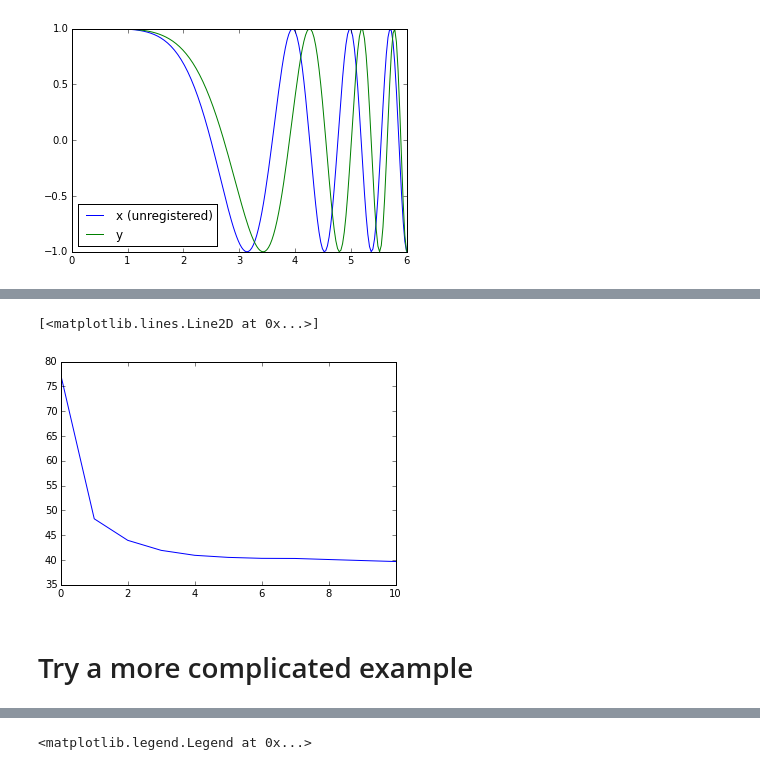
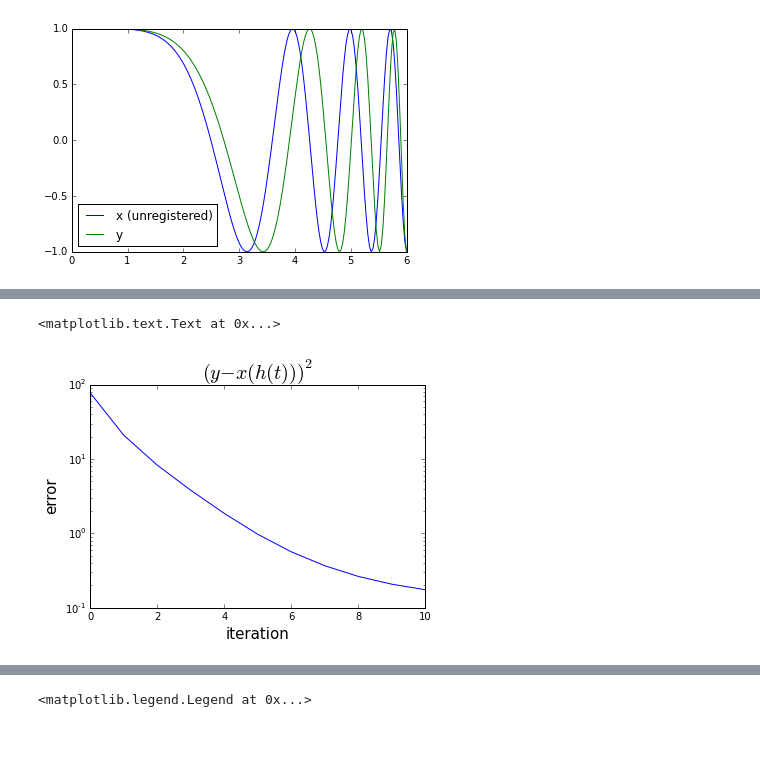
Before and after one commit to ptonner/pyFDA, a Jupyter notebook: examples/registrationByLocalRegression.ipynb, the cells around one changed output, grey strips where cells are left out. Saved outputs shown, nothing was run; the diff lists cells and outputs as text; code cells hidden in the pictures; blank space fills up the shorter version.

```diff
--- a/examples/registrationByLocalRegression.ipynb
+++ b/examples/registrationByLocalRegression.ipynb
@@ -78,10 +64,0 @@ plt.plot(lr.error)
-# %%
-for i in range(11):
-    lr.xspline = lr.xhats[i]
-    xhat = lr.xhats[i](t)
-
-    plt.figure()
-    plt.plot(t,lr.residual(y,t,[0,0,0]))
-    plt.plot(t,xhat)
-    plt.plot(t,y)
-    plt.title(i)
@@ -165,3 +64,0 @@ plt.legend(loc="best",fontsize=15)
-# %%
-plt.plot(t,lr.h()(t)-t)
-plt.plot(t,h-t)
@@ -219,10 +64,0 @@ plt.plot(t,y,'k',linewidth=2);
-# %%
-for i in range(6):
-    lr.xspline = lrtemp.xhats[i]
-    xhat = lrtemp.xhats[i](t)
-
-    plt.figure()
-    plt.plot(t,lrtemp.residual(y,t,[0,0,0]),'r')
-    plt.plot(t,xhat)
-    plt.plot(t,y)
-    plt.title(i)
@@ -268,3 +64,0 @@ plt.plot(t,lrtemp.residual(y,t,np.array([0,0,0])))
-# %%
-lr = localRegression.RegisterLocalRegression(x,y,t,bandwidth=np.pi/2,ridge=n/4,decay=True)
-lr.run(10)
@@ -279,7 +65,8 @@ plt.plot(t,y,'k',linewidth=1);
-# %%
-plt.plot(lr.error)
-# %% [output]
-[<matplotlib.lines.Line2D at 0x...>]
-[figure, removed]
-# %% [markdown]
-# Try a more complicated example
+# %%
+plt.semilogy(lr.error,)
+plt.title("$(y - x(h(t)))^2$",fontsize=20)
+plt.ylabel("error",fontsize=15)
+plt.xlabel("iteration",fontsize=15)
+# %% [output]
+<matplotlib.text.Text at 0x...>
+[figure, added]
```
Also changed, not shown: parts of 68 cells of this notebook.
